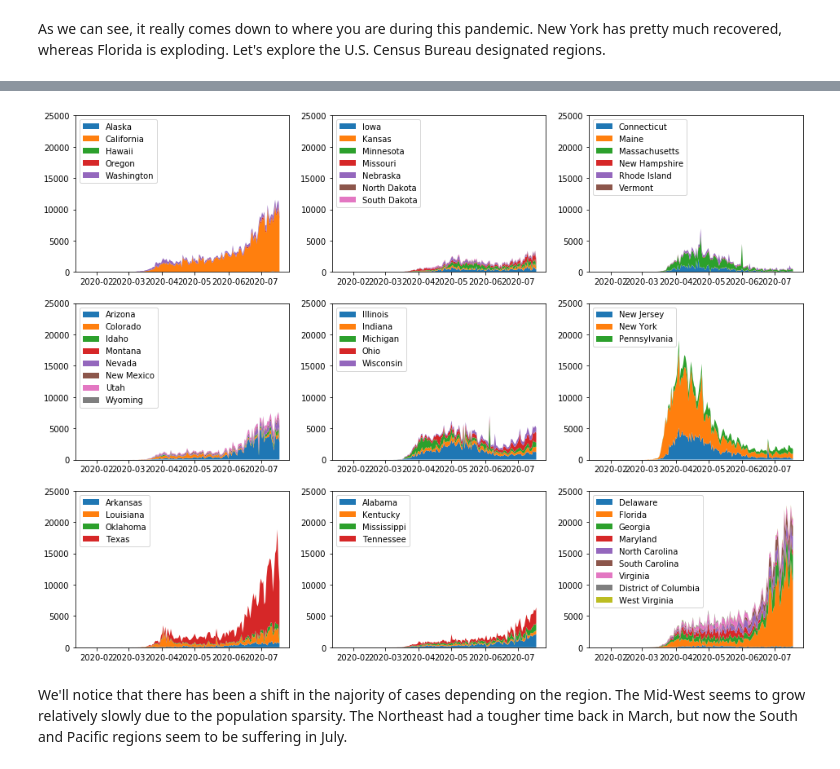
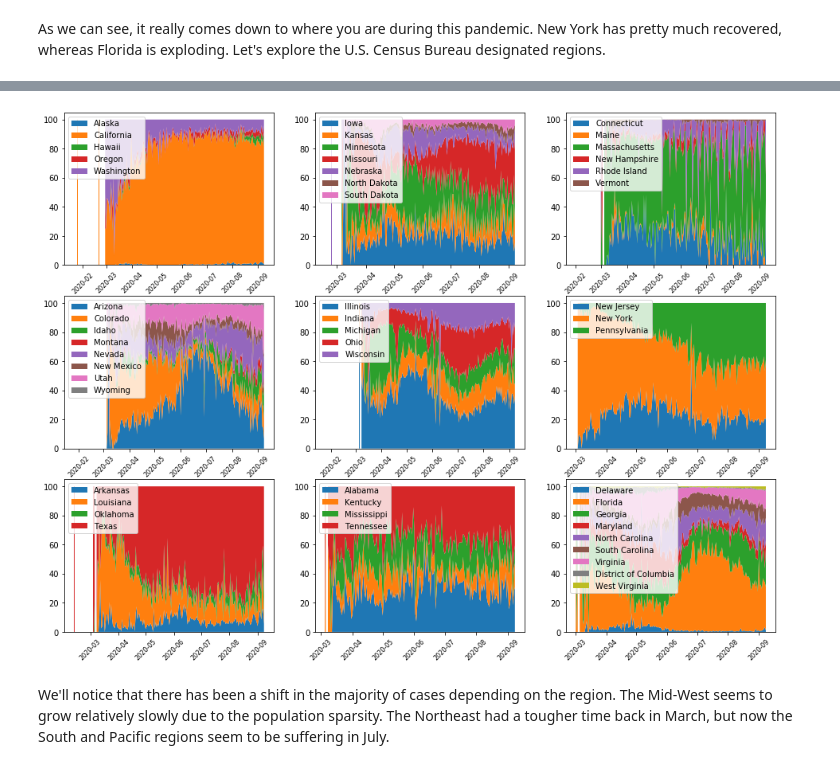
Before and after one commit to leadinghammp/COVID-19-Near-Me, a Jupyter notebook: Specific_Places.ipynb, the cells around one changed output, grey strips where cells are left out. Saved outputs shown, nothing was run; the diff lists cells and outputs as text; code cells hidden in the pictures.

```diff
--- a/Specific_Places.ipynb
+++ b/Specific_Places.ipynb
@@ -91,6 +91,11 @@ def get_US(df):
     US_df=US_df.fillna(value=0)
     US_df.reindex(sorted(US_df.columns), axis=1)
     return US_df
+
+def stack100(data, list_vals):
+    #Convert data to a stacked version, up to 100% for a given day
+    data[list_vals]=data[list_vals].divide(data[list_vals].sum(axis=1), axis=0)*100
+    return data
 # %%
 states_list=list(state_codes.abbr.unique())
 data['abbr']=data['state']
@@ -111,3 +116,21 @@ for i in range(len(data)-1):
             data.daily.iloc[i] =data.cases.iloc[i]-data.cases.iloc[i-1]
     if  data.daily.iloc[i]<0:
         data.daily.iloc[i]=0
+# %%
+Del_data=get_state(data, 'Delaware')
+Del_dct={}
+for i in Del_data.county.unique():
+    Del_dct[i]=get_this(data,state_name='Delaware', county=True, county_name=i)[['date','daily']]
+Del_data_tot=Del_dct['Kent'].merge(right=Del_dct['New Castle'],
+                         left_on='date', right_on='date', suffixes=['_Kent','_New_Castle'])
+Del_data_tot=Del_data_tot.merge(right=Del_dct['Sussex'],
+                         left_on='date', right_on='date')
+Del_data_tot.columns=['date', 'daily_Kent','daily_New_Castle', 'daily_Sussex']
+county_list=['daily_Kent','daily_New_Castle', 'daily_Sussex']
+
+Del_data_100=stack100(Del_data_tot,county_list)
+plt.stackplot(Del_data_tot.date, np.transpose(Del_data_100[county_list].to_numpy()),
+              labels=['Kent', 'New Castle', 'Sussex'])
+plt.legend(['Kent', 'New Castle', 'Sussex'], loc='upper left')
+plt.xticks(rotation='45')
+plt.show()
@@ -212,3 +243,8 @@ Mountain=['Arizona', 'Colorado', 'Idaho', 'Montana',
 Pacific=['Alaska', 'California', 'Hawaii',
          'Oregon','Washington']
 Region_list=[Pacific,WNC,NE,Mountain, ENC,MA,WSC,ESC,SA]
+# %%
+US_data=stack100(US_data,Pacific)
+plt.stackplot(US_data.index, np.transpose(US_data[Pacific].to_numpy()), labels=Pacific)
+plt.legend(Pacific, loc='upper left')
+plt.show()
@@ -215,15 +253,17 @@ Region_list=[Pacific,WNC,NE,Mountain, ENC,MA,WSC,ESC,SA]
 # %%
+
 plt.figure(figsize=(16,12))
 for i in range(9):
     plt.subplot(3,3,i+1)
+    US_data=stack100(US_data,Region_list[i])
     plt.stackplot(US_data.index,
               np.transpose(US_data[Region_list[i]].to_numpy()),
               labels=Region_list[i])
     plt.legend(loc='upper left', fontsize=10)
-    plt.ylim([0,25000])
+    plt.xticks(rotation=45, fontsize=8)
 
 plt.show()
 # %% [output]
-[figure, old version]
+[figure, new version]
 # %% [markdown]
-We'll notice that there has been a shift in the najority of cases depending on the region. The Mid-West seems to grow relatively slowly due to the population sparsity. The Northeast had a tougher time back in March, but now the South and Pacific regions seem to be suffering in July.
+We'll notice that there has been a shift in the majority of cases depending on the region. The Mid-West seems to grow relatively slowly due to the population sparsity. The Northeast had a tougher time back in March, but now the South and Pacific regions seem to be suffering in July.
```
Also changed, not shown: parts of 8 cells of this notebook, 1 other file.
